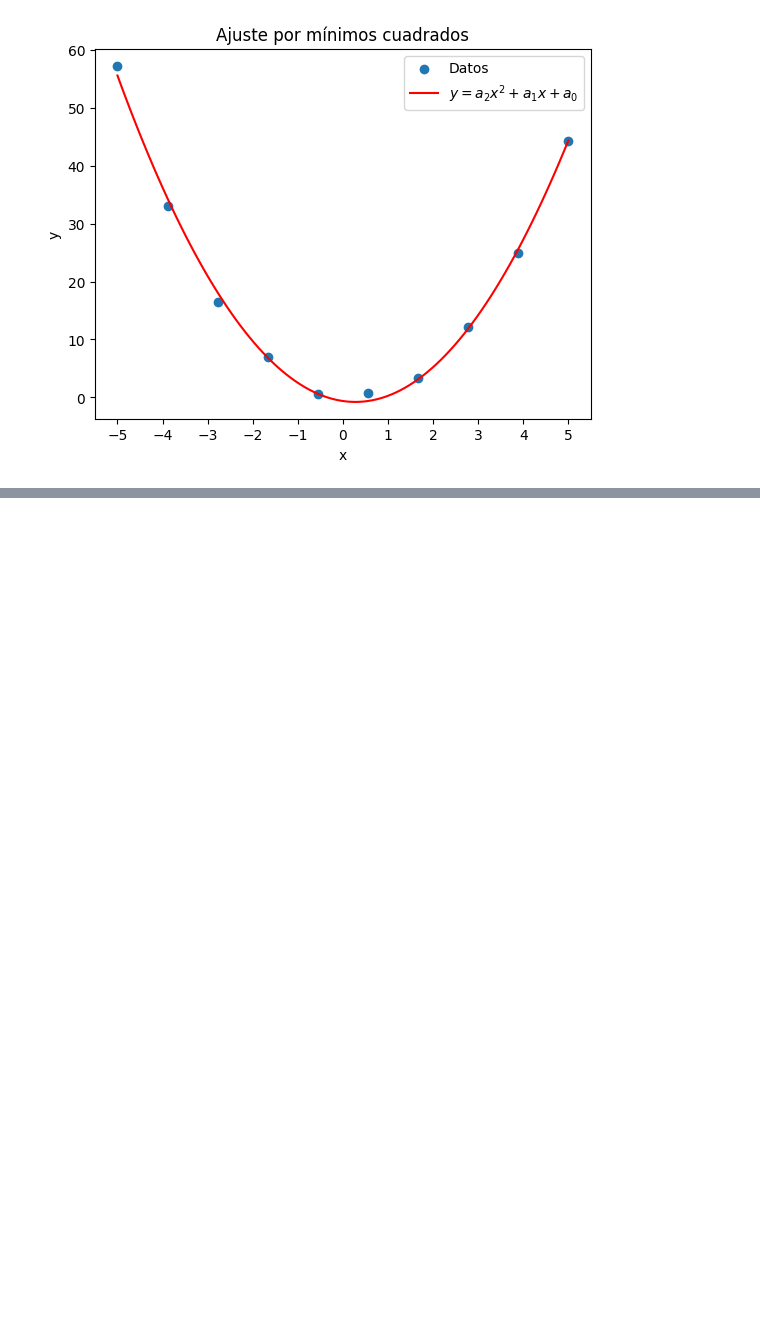
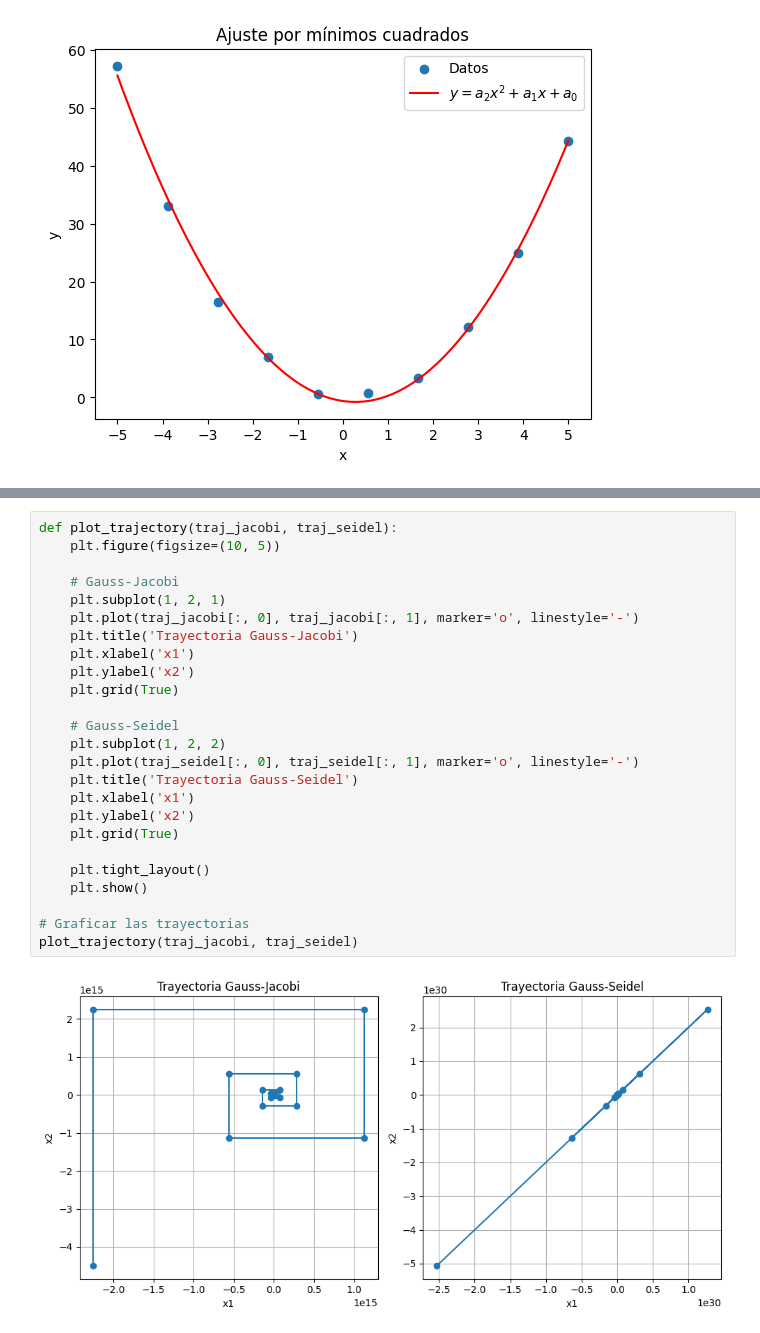
Before and after one commit to Andro2k/Prueba-2-Metodos, a Jupyter notebook: Prueba_2_Andino.ipynb, the cells around one changed output, grey strips where cells are left out. Drawn from its saved outputs; the diff is of its cells as text; blank space fills up the shorter version.

```diff
--- a/Prueba_2_Andino.ipynb
+++ b/Prueba_2_Andino.ipynb
@@ -104,0 +352,27 @@ plt.show()
+# %%
+def plot_trajectory(traj_jacobi, traj_seidel):
+    plt.figure(figsize=(10, 5))
+
+    # Gauss-Jacobi
+    plt.subplot(1, 2, 1)
+    plt.plot(traj_jacobi[:, 0], traj_jacobi[:, 1], marker='o', linestyle='-')
+    plt.title('Trayectoria Gauss-Jacobi')
+    plt.xlabel('x1')
+    plt.ylabel('x2')
+    plt.grid(True)
+
+    # Gauss-Seidel
+    plt.subplot(1, 2, 2)
+    plt.plot(traj_seidel[:, 0], traj_seidel[:, 1], marker='o', linestyle='-')
+    plt.title('Trayectoria Gauss-Seidel')
+    plt.xlabel('x1')
+    plt.ylabel('x2')
+    plt.grid(True)
+
+    plt.tight_layout()
+    plt.show()
+
+# Graficar las trayectorias
+plot_trajectory(traj_jacobi, traj_seidel)
+# %% [output]
+[figure, added]
```
Also changed, not shown: parts of 10 cells of this notebook.
